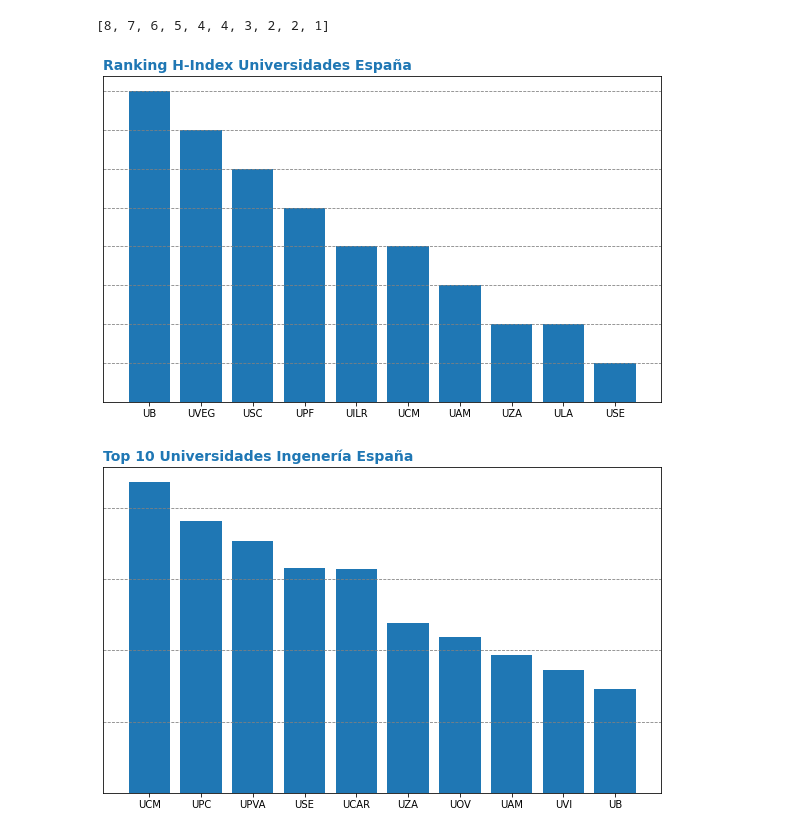
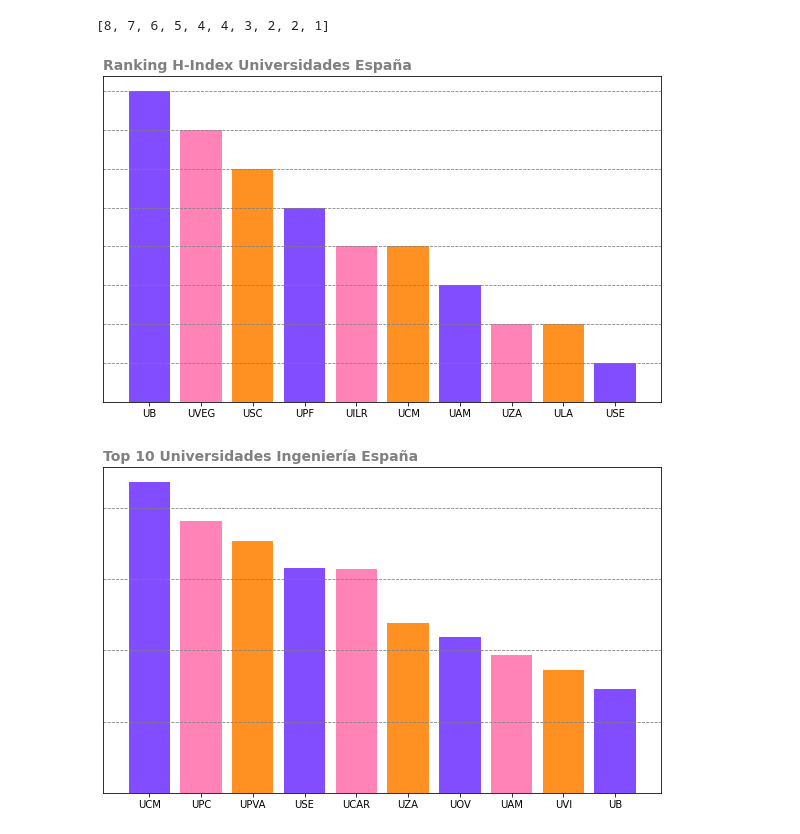
Before and after one commit to Dacarpe03/SIC_Big_Data_CDC, a Jupyter notebook: Scripts/Grafiquitas.ipynb, the cells around one changed output. Drawn from its saved outputs; the diff is of its cells as text; code cells hidden in the pictures.

```diff
--- a/Scripts/Grafiquitas.ipynb
+++ b/Scripts/Grafiquitas.ipynb
@@ -47,12 +32,13 @@ posiciones=np.arange(1,num_p)
 # %%
 fig, ax = plt.subplots(figsize=(10,6))
 ax.set_yticklabels([])
-ax.bar(siglas, posiciones)
+paleta=['#814DFF', '#FF83B6', '#FF9022']
+ax.bar(siglas, posiciones, color=paleta)
 ax.tick_params(left=False)
-ax.set_title('Ranking H-Index Universidades España', loc = 'left', fontdict={'fontsize':14, 'fontweight':'bold', 'color':'tab:blue'})
+ax.set_title('Ranking H-Index Universidades España', loc = 'left', fontdict={'fontsize':14, 'fontweight':'bold', 'color':'gray'})
 ax.grid(axis ='y', color = 'gray', linestyle = 'dashed')
 # %% [output]
-[figure, old version]
+[figure, new version]
 # %%
 mycursor.execute("select id_univ, puntuacion from Rankings where id_campo=6 and puntuacion is not null  order by puntuacion desc limit 10")
 myresult=mycursor.fetchall()
@@ -68,12 +54,13 @@ for x in myresult:
 # %%
 fig, ax = plt.subplots(figsize=(10,6))
 ax.set_yticklabels([])
-ax.bar(unis, puntuaciones)
+paleta=['#814DFF', '#FF83B6', '#FF9022']
+ax.bar(unis, puntuaciones, color=paleta)
 ax.tick_params(left=False)
-ax.set_title('Top 10 Universidades Ingenería España', loc = 'left', fontdict={'fontsize':14, 'fontweight':'bold', 'color':'tab:blue'})
+ax.set_title('Top 10 Universidades Ingeniería España', loc = 'left', fontdict={'fontsize':14, 'fontweight':'bold', 'color':'gray'})
 ax.grid(axis ='y', color = 'gray', linestyle = 'dashed')
 # %% [output]
-[figure, old version]
+[figure, new version]
 # %%
 mycursor.execute("select id_fac, nombre, empleabilidad from Grados where empleabilidad is not null  order by empleabilidad asc limit 10;")
 myresult=mycursor.fetchall()
```
Also changed, not shown: parts of 5 cells of this notebook.
